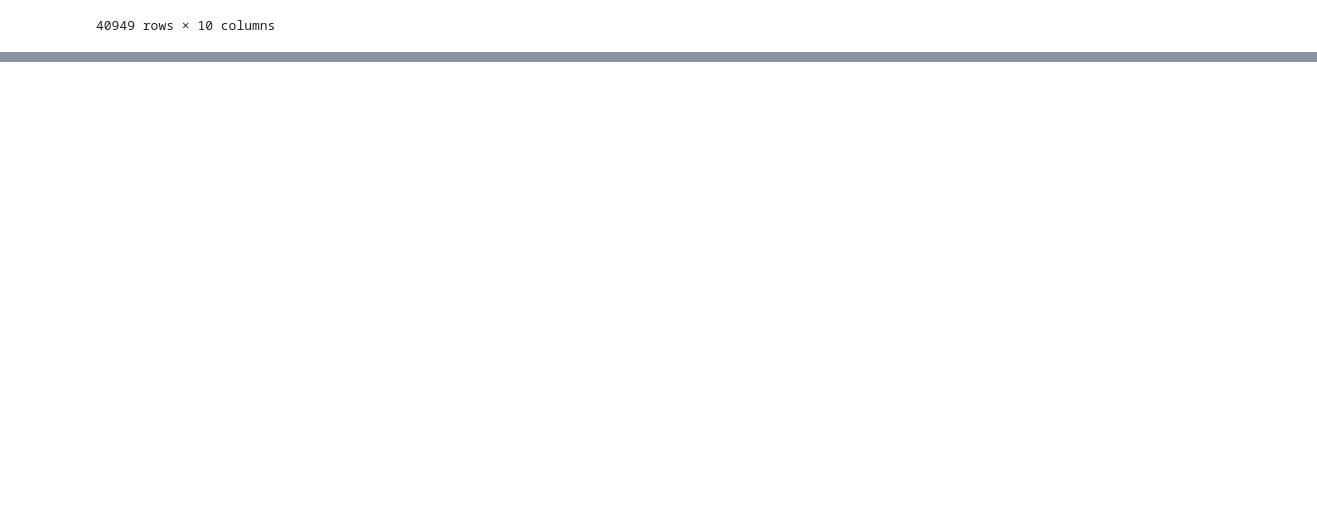
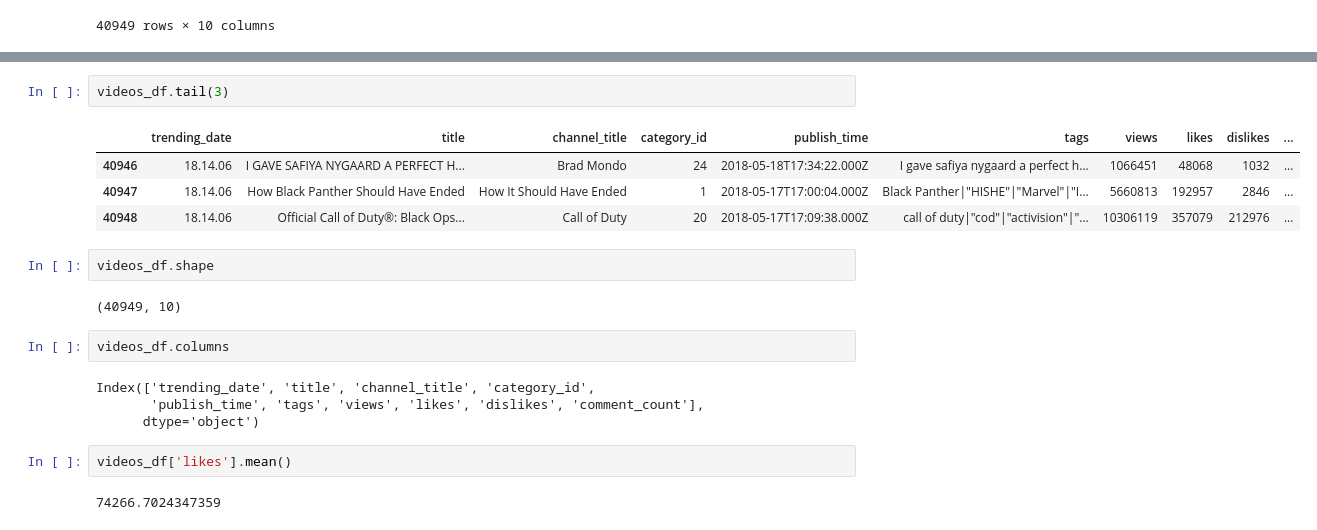
Before and after one commit to himalachudel/FDSFE_HAcharya, a Jupyter notebook: Copy_of_Hello_World.ipynb, the cells around one changed output, grey strips where cells are left out. Drawn from its saved outputs; the diff is of its cells as text; blank space fills up the shorter version.

```diff
--- a/Copy_of_Hello_World.ipynb
+++ b/Copy_of_Hello_World.ipynb
@@ -78,0 +86,21 @@ videos_df
+# %%
+videos_df.tail(3)
+# %% [output]
+|  | trending_date | title | channel_title | category_id | publish_time | tags | views | likes | dislikes | ... |
+| 40946 | 18.14.06 | I GAVE SAFIYA NYGAARD A PERFECT H... | Brad Mondo | 24 | 2018-05-18T17:34:22.000Z | I gave safiya nygaard a perfect h... | 1066451 | 48068 | 1032 | ... |
+| 40947 | 18.14.06 | How Black Panther Should Have Ended | How It Should Have Ended | 1 | 2018-05-17T17:00:04.000Z | Black Panther|"HISHE"|"Marvel"|"I... | 5660813 | 192957 | 2846 | ... |
+| 40948 | 18.14.06 | Official Call of Duty®: Black Ops... | Call of Duty | 20 | 2018-05-17T17:09:38.000Z | call of duty|"cod"|"activision"|"... | 10306119 | 357079 | 212976 | ... |
+# %%
+videos_df.shape
+# %% [output]
+(40949, 10)
+# %%
+videos_df.columns
+# %% [output]
+Index(['trending_date', 'title', 'channel_title', 'category_id',
+       'publish_time', 'tags', 'views', 'likes', 'dislikes', 'comment_count'],
+      dtype='object')
+# %%
+videos_df['likes'].mean()
+# %% [output]
+74266.7024347359
```
Also changed, not shown: parts of 3 cells of this notebook.
